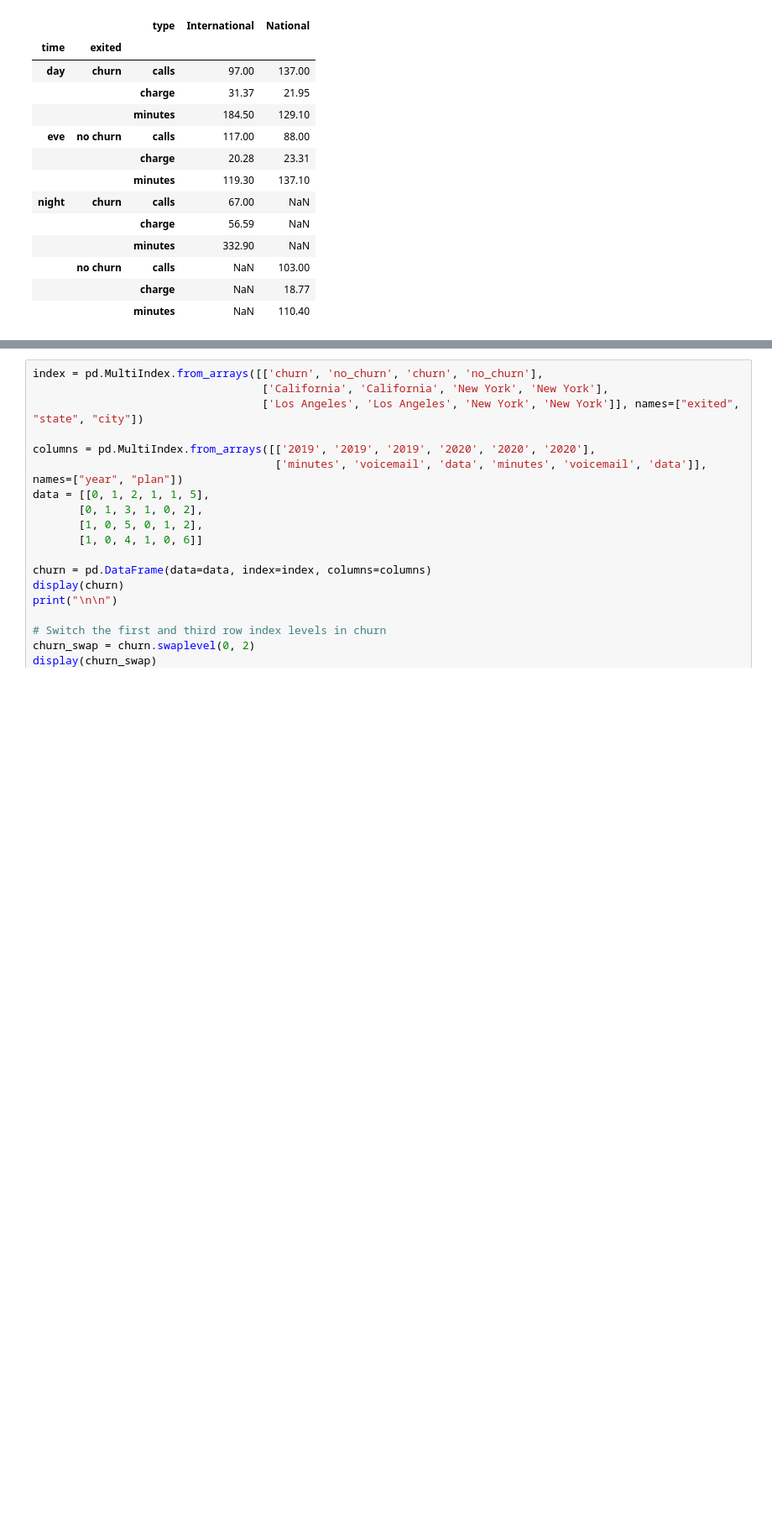
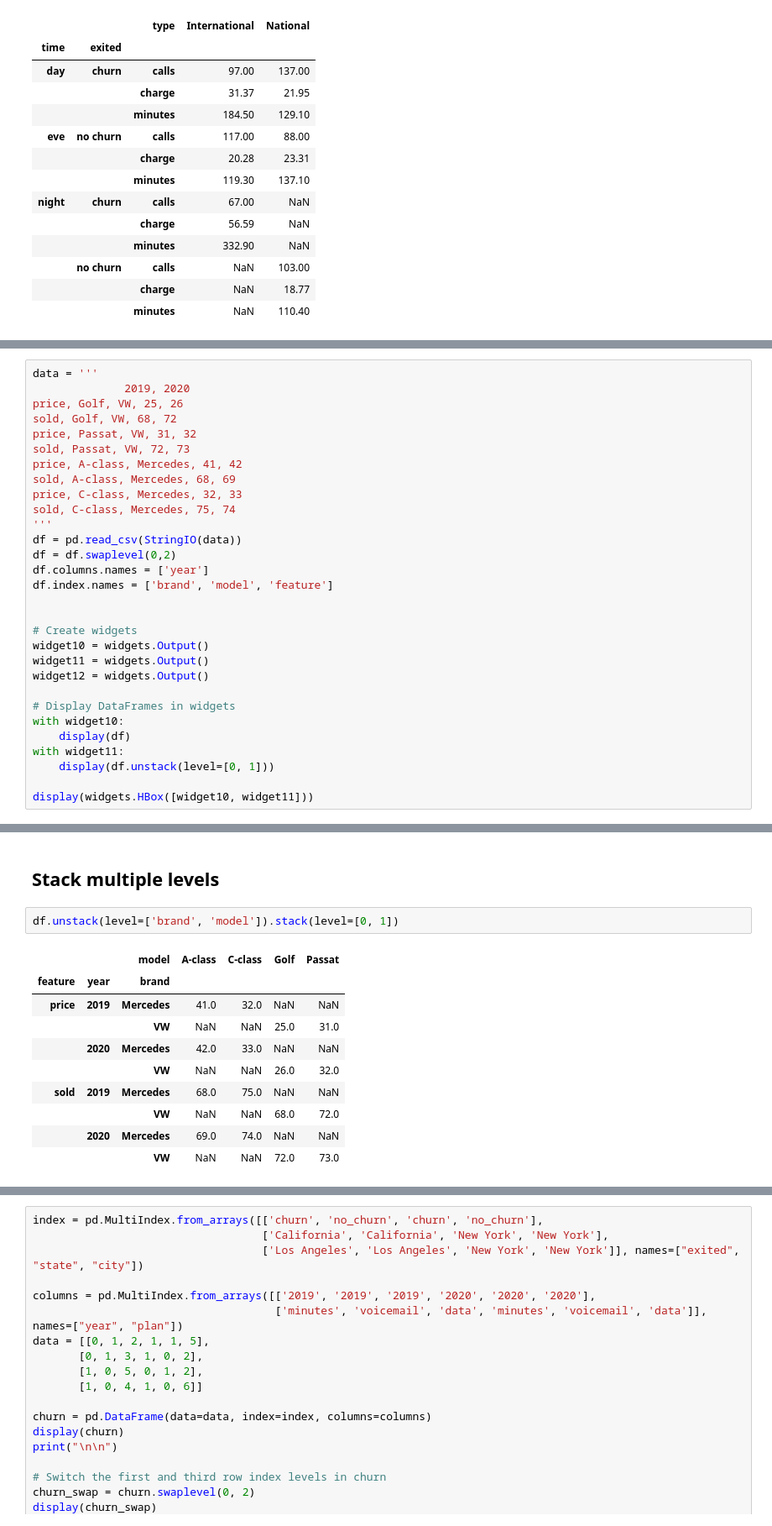
Before and after one commit to armeros/DC_DataMani_Reshape, a Jupyter notebook: Reshape.ipynb, the cells around one changed output, grey strips where cells are left out. Shown at 84% size. Drawn from its saved outputs; the diff is of its cells as text; blank space fills up the shorter version.

```diff
--- a/Reshape.ipynb
+++ b/Reshape.ipynb
@@ -1325,0 +2286,30 @@ display(churn_final)
+# %%
+data = '''
+              2019, 2020
+price, Golf, VW, 25, 26
+sold, Golf, VW, 68, 72
+price, Passat, VW, 31, 32
+sold, Passat, VW, 72, 73
+price, A-class, Mercedes, 41, 42
+sold, A-class, Mercedes, 68, 69
+price, C-class, Mercedes, 32, 33
+sold, C-class, Mercedes, 75, 74
+'''
+df = pd.read_csv(StringIO(data))
+df = df.swaplevel(0,2)
+df.columns.names = ['year']
+df.index.names = ['brand', 'model', 'feature']
+
+
+# Create widgets
+widget10 = widgets.Output()
+widget11 = widgets.Output()
+widget12 = widgets.Output()
+
+# Display DataFrames in widgets
+with widget10:
+    display(df)
+with widget11:
+    display(df.unstack(level=[0, 1]))
+
+display(widgets.HBox([widget10, widget11]))
@@ -1325,0 +2327,15 @@ display(churn_final)
+# %% [markdown]
+## **Stack multiple levels**
+# %%
+df.unstack(level=['brand', 'model']).stack(level=[0, 1])
+# %% [output]
+|  |  | model | A-class | C-class | Golf | Passat |
+| feature | year | brand |  |  |  |  |
+| price | 2019 | Mercedes | 41.0 | 32.0 | NaN | NaN |
+|  |  | VW | NaN | NaN | 25.0 | 31.0 |
+|  | 2020 | Mercedes | 42.0 | 33.0 | NaN | NaN |
+|  |  | VW | NaN | NaN | 26.0 | 32.0 |
+| sold | 2019 | Mercedes | 68.0 | 75.0 | NaN | NaN |
+|  |  | VW | NaN | NaN | 68.0 | 72.0 |
+|  | 2020 | Mercedes | 69.0 | 74.0 | NaN | NaN |
+|  |  | VW | NaN | NaN | 72.0 | 73.0 |
```
Also changed, not shown: parts of 179 cells of this notebook.
